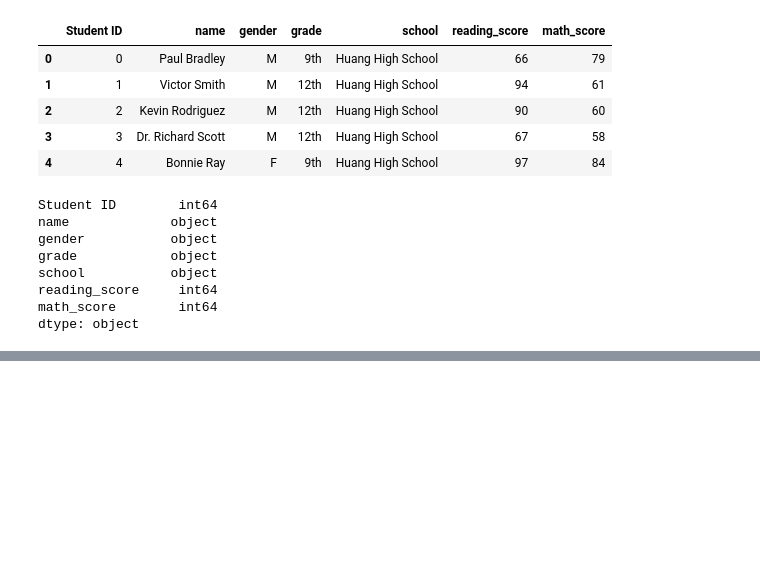
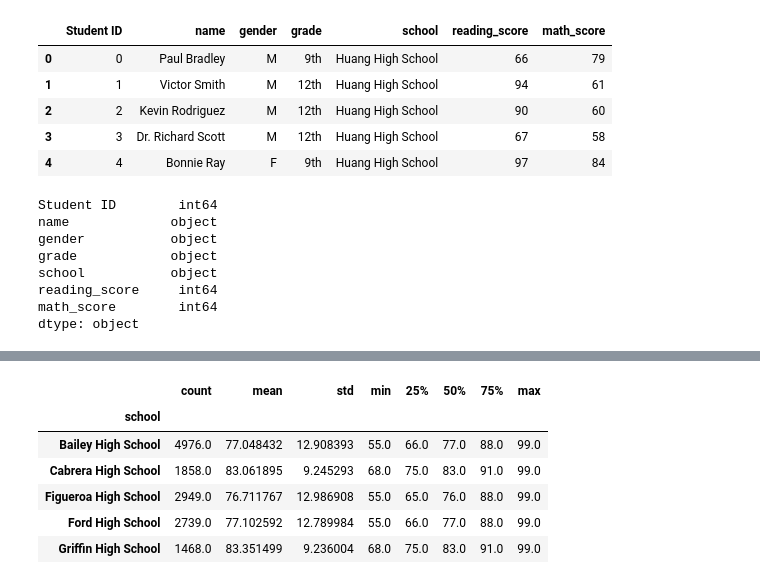
Before and after one commit to Vilma0228/Homework_4, a Jupyter notebook: PyCitySchools/raw_data/PyCitySchools.ipynb, the cells around one changed output, grey strips where cells are left out. Saved outputs shown, nothing was run; the diff lists cells and outputs as text; code cells hidden in the pictures; blank space fills up the shorter version.

```diff
--- a/PyCitySchools/raw_data/PyCitySchools.ipynb
+++ b/PyCitySchools/raw_data/PyCitySchools.ipynb
@@ -172,0 +240,11 @@ school_sum.head()
+# %%
+sch_math_score = pd.DataFrame(merged_school['math_score'].groupby(merged_school['school']).describe())
+sch_math_score.head()
+# %% [output]
+|  | count | mean | std | min | 25% | 50% | 75% | max |
+| school |  |  |  |  |  |  |  |  |
+| Bailey High School | 4976.0 | 77.048432 | 12.908393 | 55.0 | 66.0 | 77.0 | 88.0 | 99.0 |
+| Cabrera High School | 1858.0 | 83.061895 | 9.245293 | 68.0 | 75.0 | 83.0 | 91.0 | 99.0 |
+| Figueroa High School | 2949.0 | 76.711767 | 12.986908 | 55.0 | 65.0 | 76.0 | 88.0 | 99.0 |
+| Ford High School | 2739.0 | 77.102592 | 12.789984 | 55.0 | 66.0 | 77.0 | 88.0 | 99.0 |
+| Griffin High School | 1468.0 | 83.351499 | 9.236004 | 68.0 | 75.0 | 83.0 | 91.0 | 99.0 |
```
Also changed, not shown: parts of 49 cells of this notebook, 4 other files.
